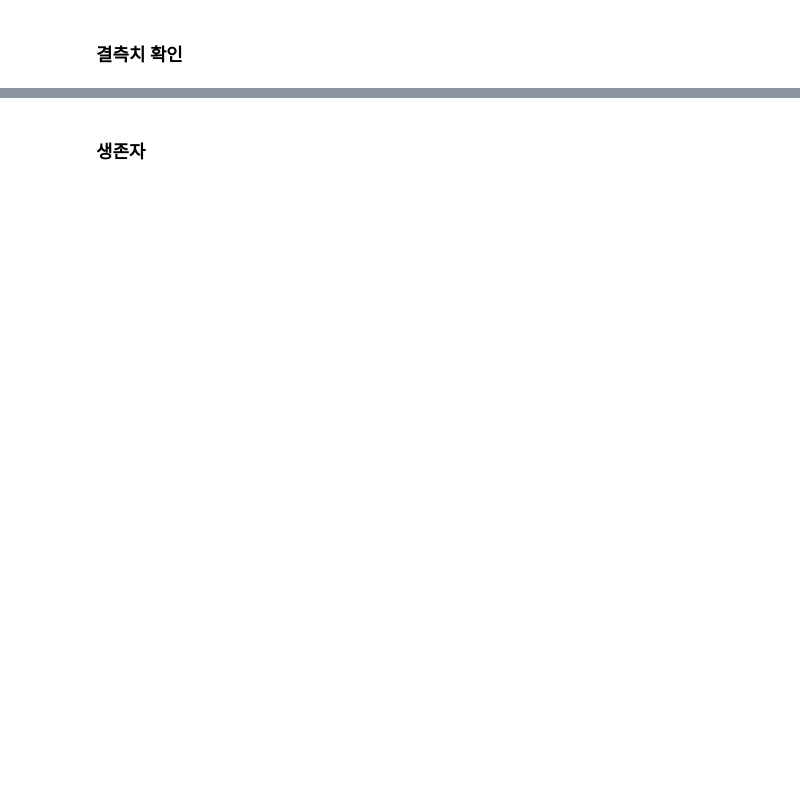
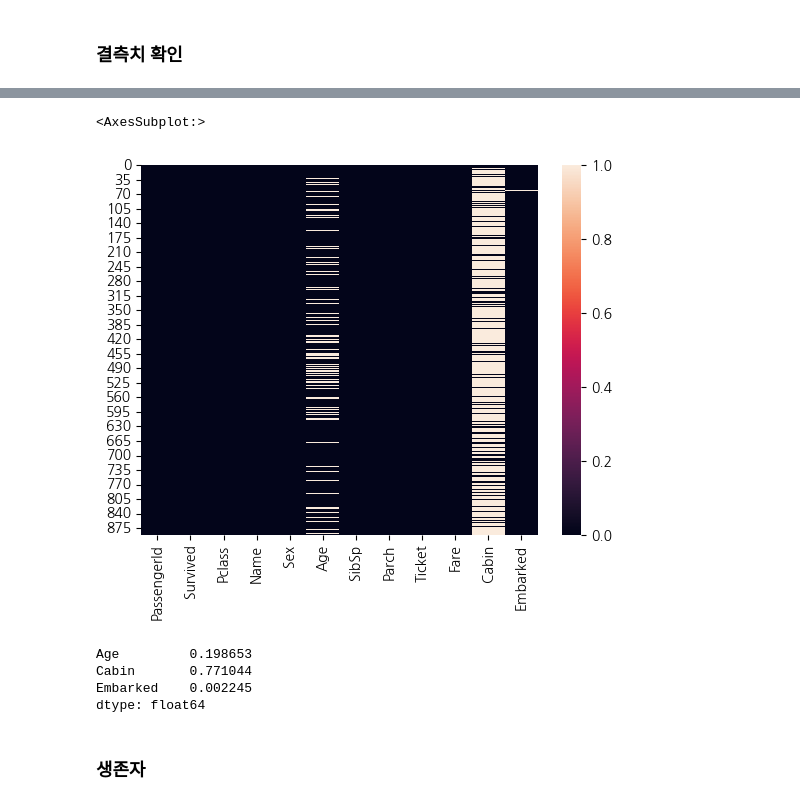
Before and after one commit to nuyhc/Begins_with_a_single_step, a Jupyter notebook: 03_Pandas&시각화/homework/타이타닉_이름.ipynb, the cells around one changed output, grey strips where cells are left out. Cells and saved outputs as stored; diff of their text form; code cells hidden in the pictures; blank space fills up the shorter version.

```diff
--- a/03_Pandas&시각화/homework/타이타닉_이름.ipynb
+++ b/03_Pandas&시각화/homework/타이타닉_이름.ipynb
@@ -57,2 +49,14 @@ dtype: float64
+# %%
+sns.heatmap(train.isnull())
+# %% [output]
+<AxesSubplot:>
+[figure, added]
+# %%
+train[["Age", "Cabin", "Embarked"]].isnull().mean()
+# %% [output]
+Age         0.198653
+Cabin       0.771044
+Embarked    0.002245
+dtype: float64
 # %% [markdown]
 ### 생존자
```
Also changed, not shown: parts of 24 cells of this notebook.
